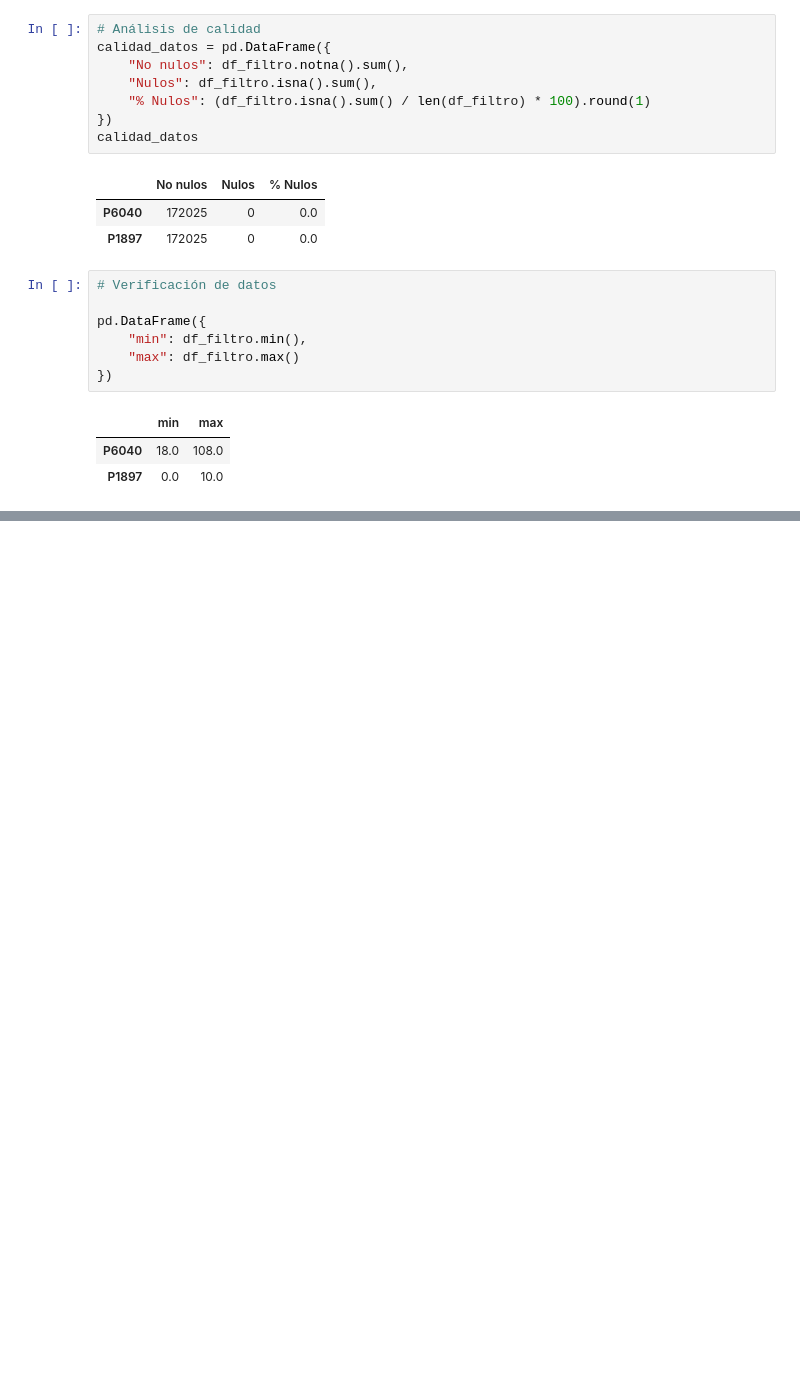
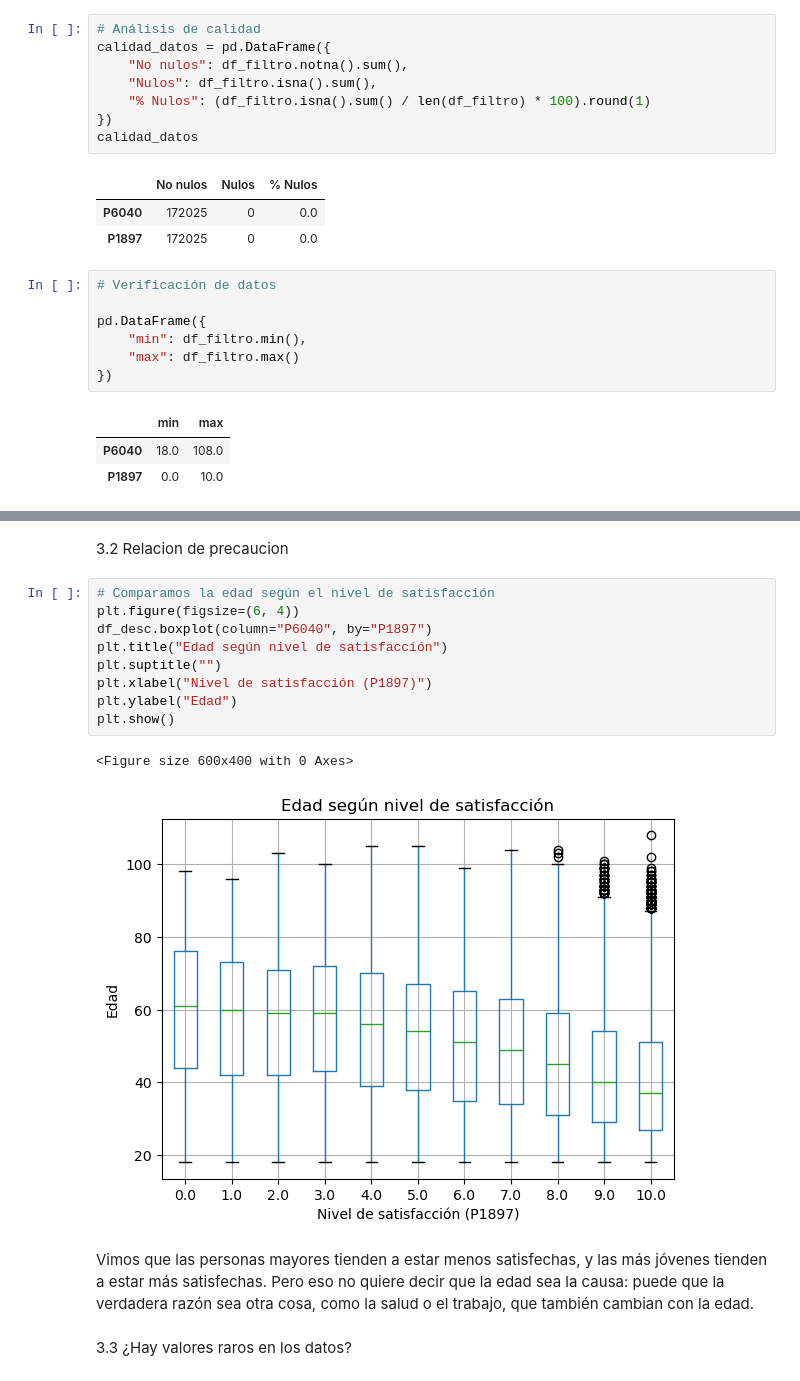
Before and after one commit to nataliarf23/Proyecto1_DATA, a Jupyter notebook: notebooks/Proyecto.ipynb, the cells around one changed output, grey strips where cells are left out. Saved outputs shown, nothing was run; the diff lists cells and outputs as text; blank space fills up the shorter version.

```diff
--- a/notebooks/Proyecto.ipynb
+++ b/notebooks/Proyecto.ipynb
@@ -72,0 +148,18 @@ pd.DataFrame({
+# %% [markdown]
+3.2 Relacion de precaucion
+# %%
+# Comparamos la edad según el nivel de satisfacción
+plt.figure(figsize=(6, 4))
+df_desc.boxplot(column="P6040", by="P1897")
+plt.title("Edad según nivel de satisfacción")
+plt.suptitle("")
+plt.xlabel("Nivel de satisfacción (P1897)")
+plt.ylabel("Edad")
+plt.show()
+# %% [output]
+<Figure size 600x400 with 0 Axes>
+[figure, added]
+# %% [markdown]
+Vimos que las personas mayores tienden a estar menos satisfechas, y las más jóvenes tienden a estar más satisfechas. Pero eso no quiere decir que la edad sea la causa: puede que la verdadera razón sea otra cosa, como la salud o el trabajo, que también cambian con la edad.
+# %% [markdown]
+3.3 ¿Hay valores raros en los datos?
```
Also changed, not shown: parts of 10 cells of this notebook.
